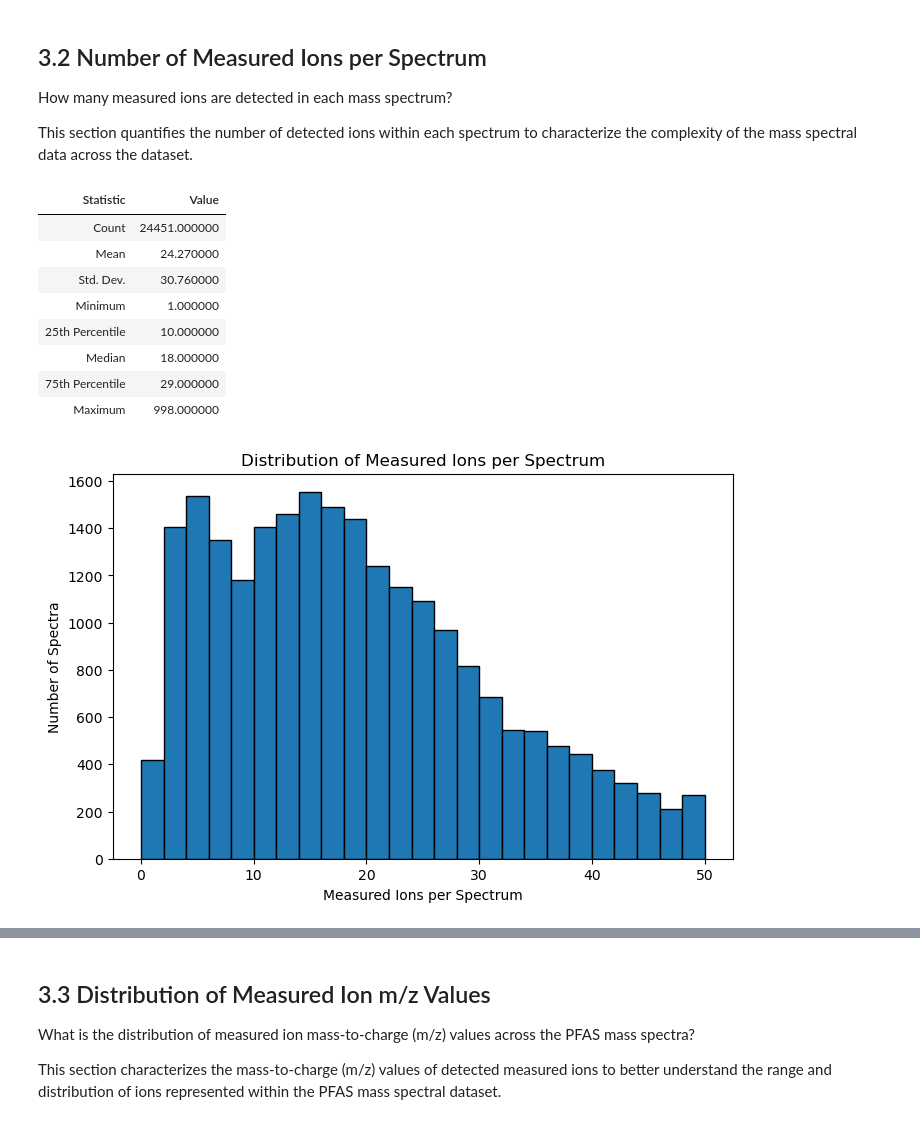
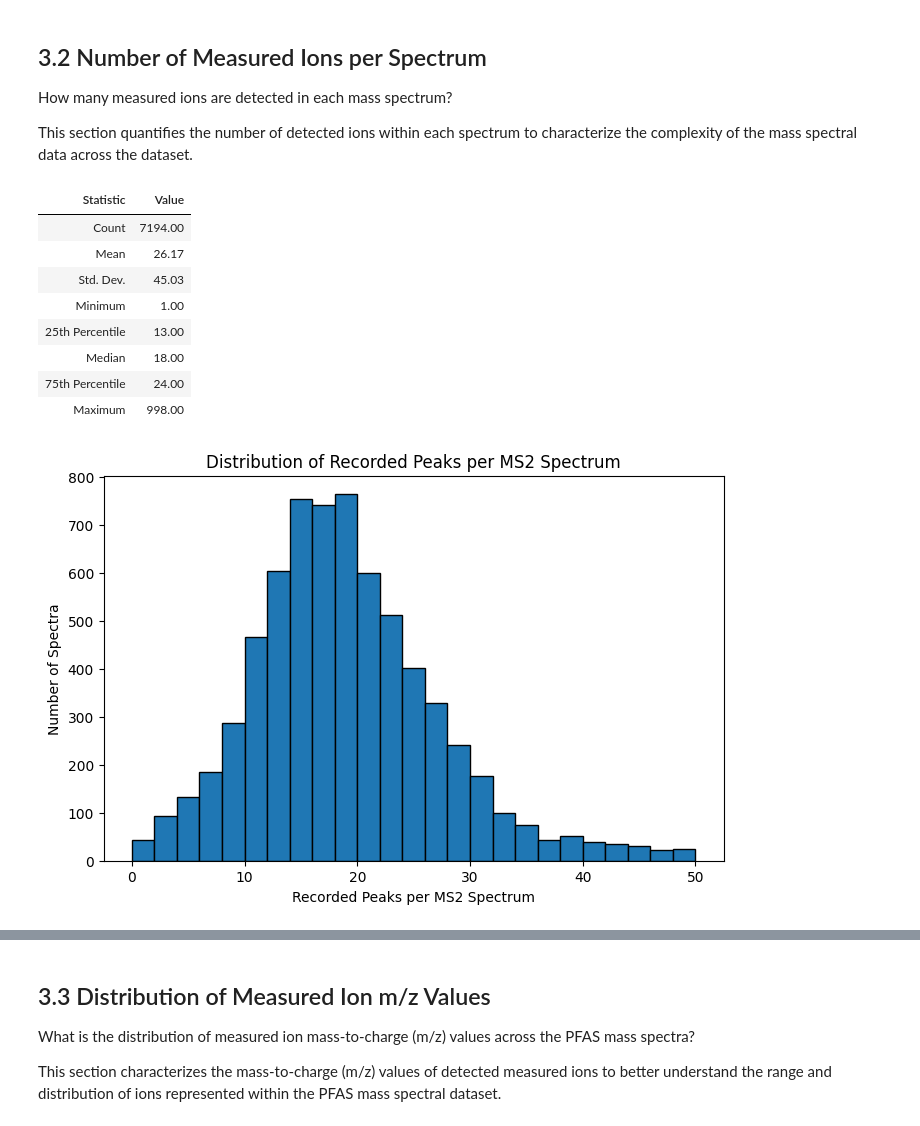
Before and after one commit to nicolestofenmacher/Exploratory-Analysis-of-NIST-PFAS-LC-MS-MS-Database, a Jupyter notebook: NIST_PFAS_LCMSMS_Exploratory_Analysis.ipynb, the cells around one changed output, grey strips where cells are left out. Cells and saved outputs as stored; diff of their text form; code cells hidden in the pictures.

```diff
--- a/NIST_PFAS_LCMSMS_Exploratory_Analysis.ipynb
+++ b/NIST_PFAS_LCMSMS_Exploratory_Analysis.ipynb
@@ -4,7 +4,7 @@ import pandas as pd
 import matplotlib.pyplot as plt
 import numpy as np
 
-database_path = "dimspec_nist_pfas.sqlite"
+database_path = "/Users/nikistof/Downloads/DOE Fellows/SUMMER 2026 PFAS/dimspec_nist_pfas .sqlite"
 conn = sqlite3.connect(database_path)
 cursor = conn.cursor()
 # %% [markdown]
@@ -829,7 +847,8 @@ SELECT
     peak_id,
     measured_mz
 FROM ms_data
-WHERE measured_mz IS NOT NULL;
+WHERE measured_mz IS NOT NULL
+    AND ms_n = 2
 """)
 
 fragment_counts = pd.DataFrame(
@@ -857,43 +876,47 @@ summary = pd.DataFrame({
         "Maximum"
     ],
     "Value": [
         len(fragment_counts),
         round(fragment_counts["Fragment Count"].mean(), 2),
         round(fragment_counts["Fragment Count"].std(), 2),
         int(fragment_counts["Fragment Count"].min()),
         int(fragment_counts["Fragment Count"].quantile(0.25)),
         int(fragment_counts["Fragment Count"].median()),
         int(fragment_counts["Fragment Count"].quantile(0.75)),
         int(fragment_counts["Fragment Count"].max())
     ]
 })
 
-display(summary.style.hide(axis="index"))
+display(
+    summary.style
+    .format({"Value": "{:.2f}"})
+    .hide(axis="index")
+)
 
 # Distribution of measured ions per spectrum
 plt.figure(figsize=(8, 5))
 
 plt.hist(
     fragment_counts["Fragment Count"],
     bins=25,
     range=(0, 50),
     edgecolor="black"
 )
 
-plt.xlabel("Measured Ions per Spectrum")
+plt.xlabel("Recorded Peaks per MS2 Spectrum")
 plt.ylabel("Number of Spectra")
-plt.title("Distribution of Measured Ions per Spectrum")
+plt.title("Distribution of Recorded Peaks per MS2 Spectrum")
 
 plt.show()
 # %% [output]
 | Statistic | Value |
-| Count | 24451.000000 |
-| Mean | 24.270000 |
-| Std. Dev. | 30.760000 |
-| Minimum | 1.000000 |
-| 25th Percentile | 10.000000 |
-| Median | 18.000000 |
-| 75th Percentile | 29.000000 |
-| Maximum | 998.000000 |
+| Count | 7194.00 |
+| Mean | 26.17 |
+| Std. Dev. | 45.03 |
+| Minimum | 1.00 |
+| 25th Percentile | 13.00 |
+| Median | 18.00 |
+| 75th Percentile | 24.00 |
+| Maximum | 998.00 |
-[figure, old version]
+[figure, new version]
 # %% [markdown]
```
Also changed, not shown: parts of 34 cells of this notebook.
